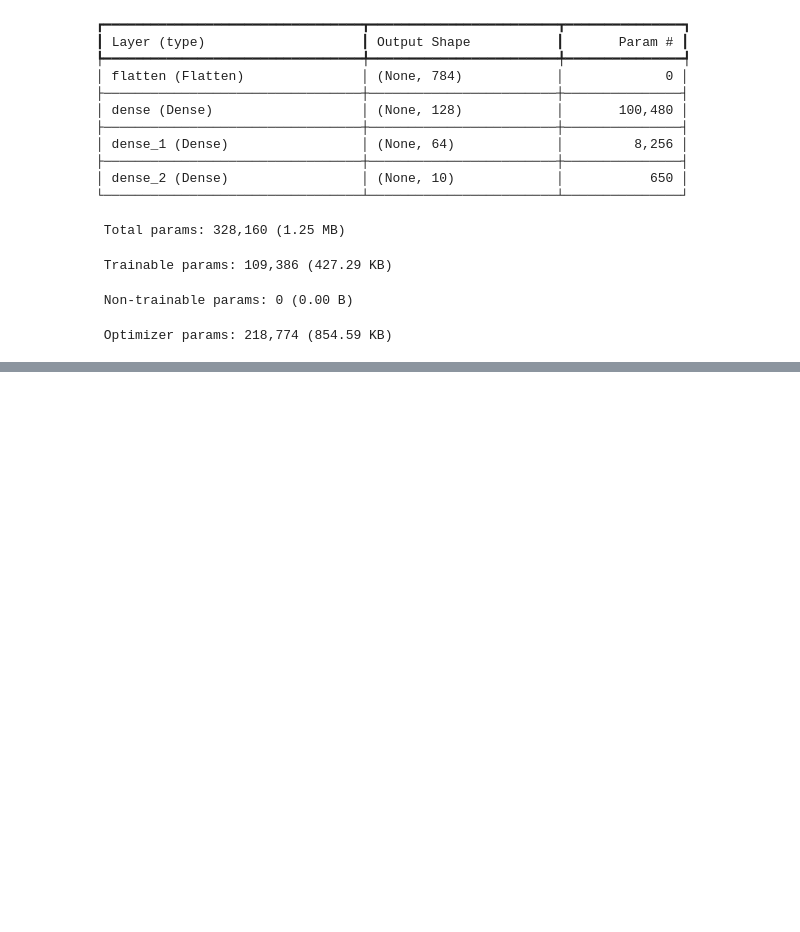
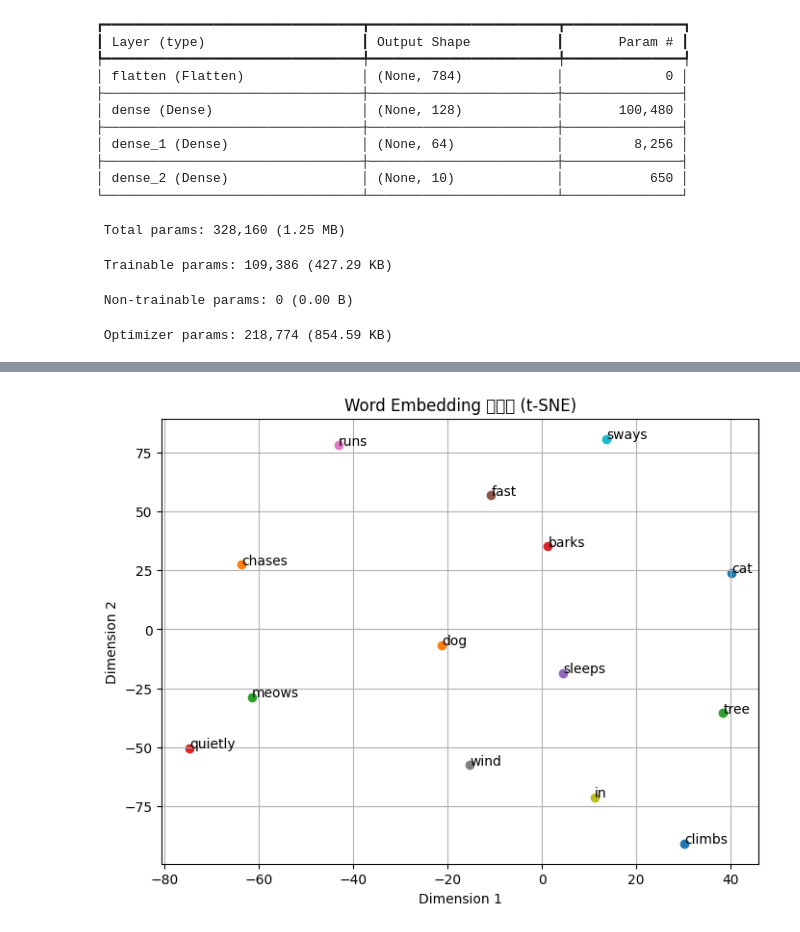
Before and after one commit to junwoochoi33/NLPPractice, a Jupyter notebook: nlp_01_practice_04.ipynb, the cells around one changed output, grey strips where cells are left out. Drawn from its saved outputs; the diff is of its cells as text; code cells hidden in the pictures; blank space fills up the shorter version.

Commit message:
feat: add code visualizing embedding

```diff
--- a/nlp_01_practice_04.ipynb
+++ b/nlp_01_practice_04.ipynb
@@ -75,0 +102,45 @@ Model: "sequential"
+# %%
+# 필요한 라이브러리 불러오기
+import matplotlib.pyplot as plt
+from sklearn.manifold import TSNE
+from gensim.models import Word2Vec
+import numpy as np
+
+# 샘플 말뭉치
+sentences = [
+    ['dog', 'barks'],
+    ['cat', 'meows'],
+    ['dog', 'chases', 'cat'],
+    ['cat', 'climbs', 'tree'],
+    ['tree', 'sways', 'in', 'wind'],
+    ['dog', 'runs', 'fast'],
+    ['cat', 'sleeps', 'quietly']
+]
+
+# Word2Vec 모델 학습
+model = Word2Vec(sentences, vector_size=50, window=3, min_count=1, workers=1, sg=0)
+
+# 단어 목록 추출
+words = list(model.wv.index_to_key)
+
+# 각 단어의 임베딩 벡터 추출
+word_vectors = np.array([model.wv[word] for word in words])
+
+# 차원 축소: t-SNE를 이용해 50차원을 2차원으로 줄임
+tsne = TSNE(n_components=2, random_state=42, perplexity=5)
+word_vectors_2d = tsne.fit_transform(word_vectors)
+
+# 시각화
+plt.figure(figsize=(8, 6))
+for i, word in enumerate(words):
+    x, y = word_vectors_2d[i]
+    plt.scatter(x, y)
+    plt.text(x + 0.05, y + 0.05, word, fontsize=10)
+
+plt.title("Word Embedding 시각화 (t-SNE)")
+plt.xlabel("Dimension 1")
+plt.ylabel("Dimension 2")
+plt.grid(True)
+plt.show()
+# %% [output]
+[figure, added]
```
Also changed, not shown: parts of 2 cells of this notebook.
